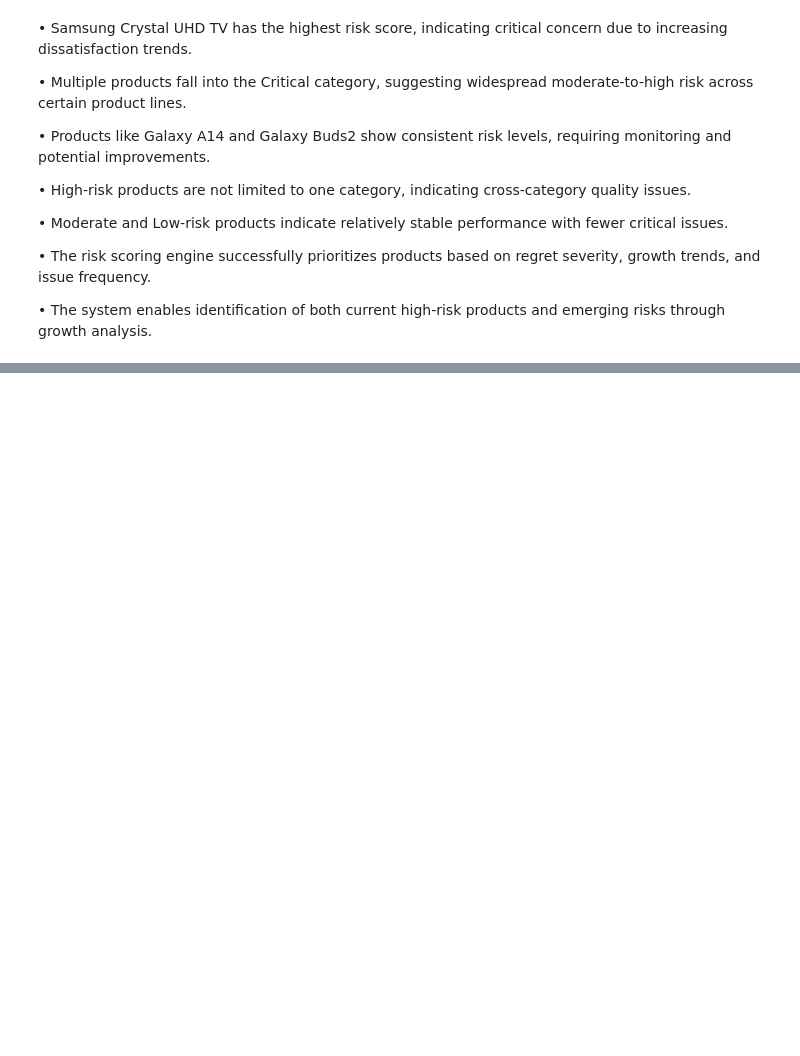
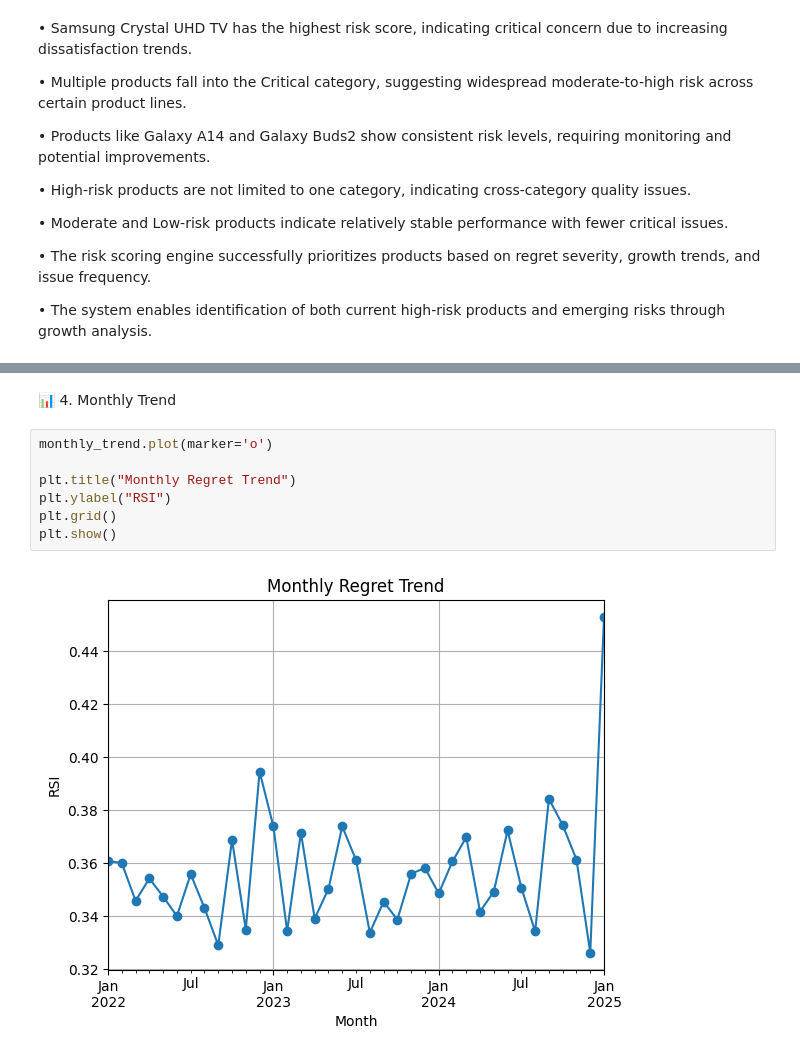
Before and after one commit to Nithin1138/Samsung-Regret-Intelligence-System, a Jupyter notebook: notebooks/05_analysis.ipynb, the cells around one changed output, grey strips where cells are left out. Cells and saved outputs as stored; diff of their text form; blank space fills up the shorter version.

```diff
--- a/notebooks/05_analysis.ipynb
+++ b/notebooks/05_analysis.ipynb
@@ -498,0 +537,11 @@ risk_df.sort_values(by="Risk_Score", ascending=False).head(10).plot(
+# %% [markdown]
+📊 4. Monthly Trend
+# %%
+monthly_trend.plot(marker='o')
+
+plt.title("Monthly Regret Trend")
+plt.ylabel("RSI")
+plt.grid()
+plt.show()
+# %% [output]
+[figure, added]
```
Also changed, not shown: parts of 11 cells of this notebook, 2 other files.
